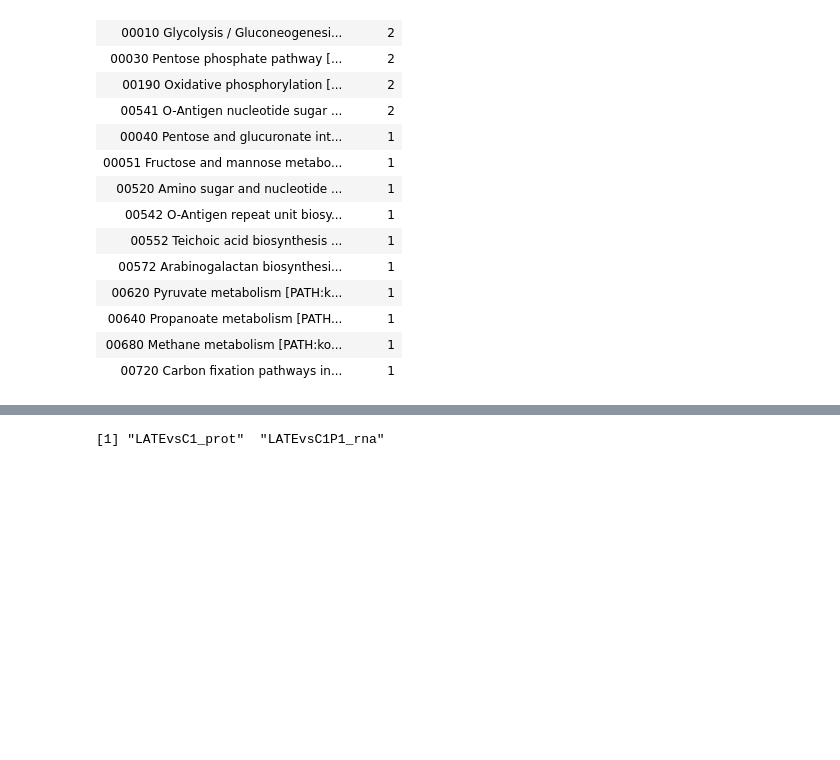
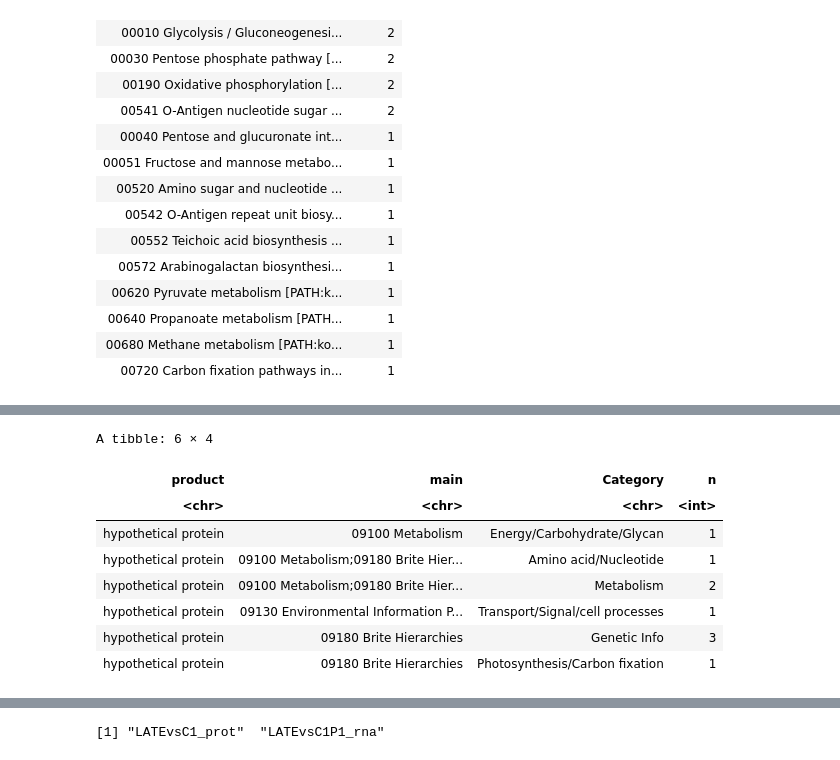
Before and after one commit to wosnat/CC1A3, a Jupyter notebook: Enrichment/CC1A3 MED4 figure long term.ipynb, the cells around one changed output, grey strips where cells are left out. Saved outputs shown, nothing was run; the diff lists cells and outputs as text; code cells hidden in the pictures; blank space fills up the shorter version.

```diff
--- a/Enrichment/CC1A3 MED4 figure long term.ipynb
+++ b/Enrichment/CC1A3 MED4 figure long term.ipynb
@@ -331,3 +327,15 @@ A tibble: 12 × 18
 | __too_low_aQual |  |  |  | NA | NA | NA | NA | NA | NA | NA | ... |
 | __not_aligned |  |  |  | NA | NA | NA | NA | NA | NA | NA | ... |
 | __alignment_not_unique |  |  |  | NA | NA | NA | NA | NA | NA | NA | ... |
+# %%
+hpath_df_to_export_filter %>% filter(str_detect(product, 'hypothetical' )) %>% count(product,main,Category)
+# %% [output]
+A tibble: 6 × 4
+| product | main | Category | n |
+| <chr> | <chr> | <chr> | <int> |
+| hypothetical protein | 09100 Metabolism | Energy/Carbohydrate/Glycan | 1 |
+| hypothetical protein | 09100 Metabolism;09180 Brite Hier... | Amino acid/Nucleotide | 1 |
+| hypothetical protein | 09100 Metabolism;09180 Brite Hier... | Metabolism | 2 |
+| hypothetical protein | 09130 Environmental Information P... | Transport/Signal/cell processes | 1 |
+| hypothetical protein | 09180 Brite Hierarchies | Genetic Info | 3 |
+| hypothetical protein | 09180 Brite Hierarchies | Photosynthesis/Carbon fixation | 1 |
```
Also changed, not shown: parts of 15 cells of this notebook, 2 other files.
